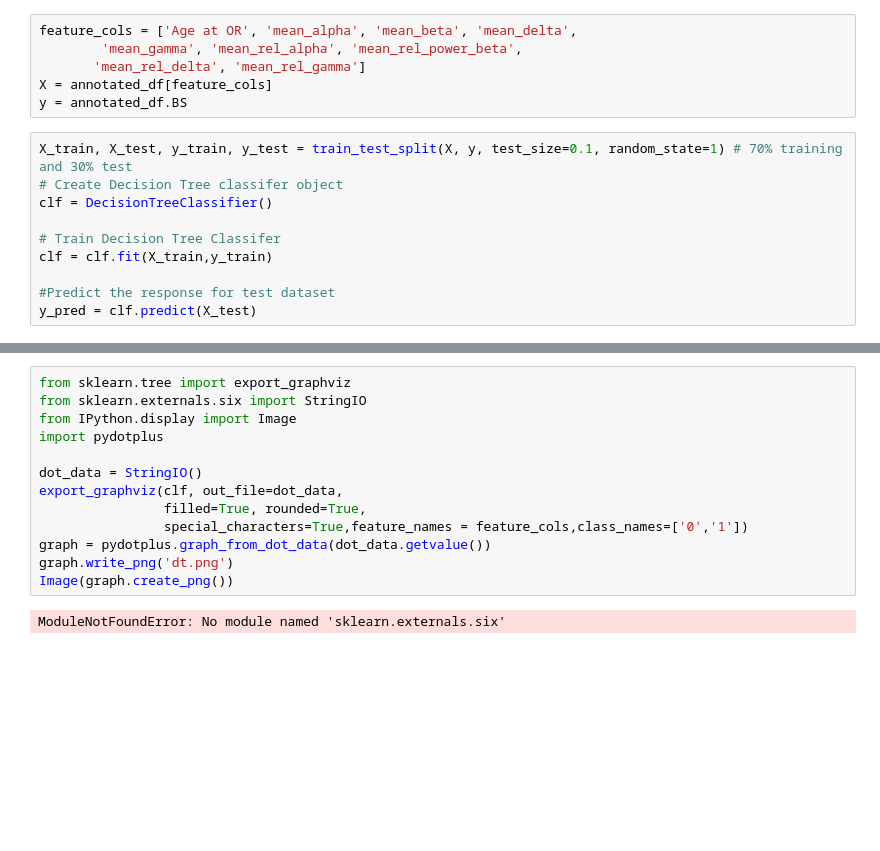
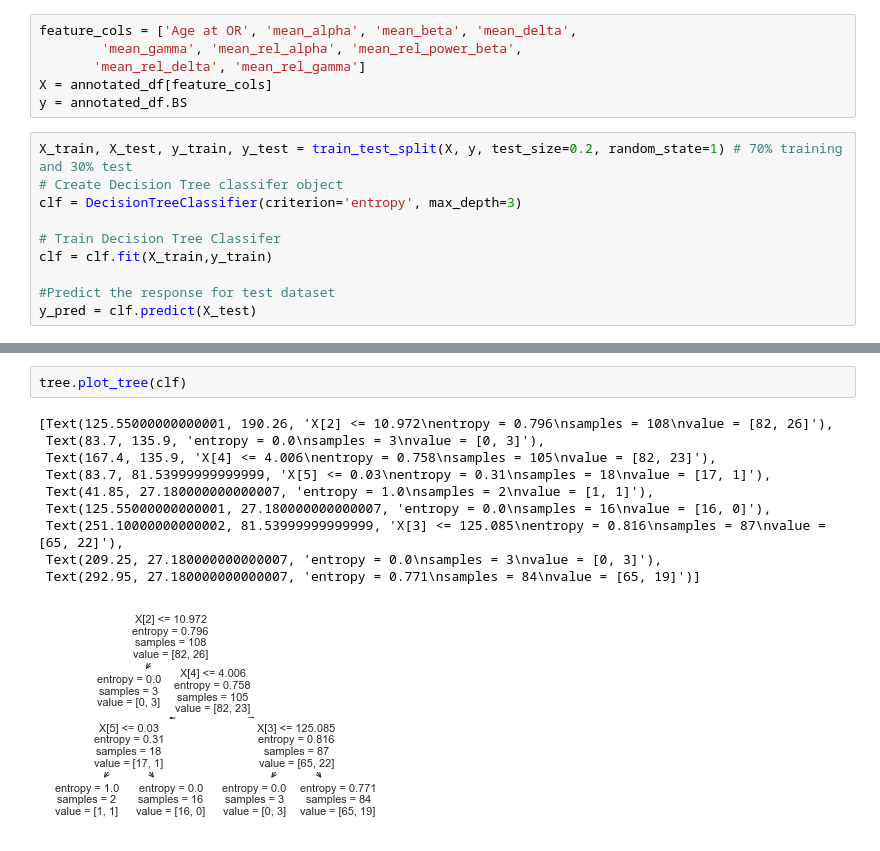
Before and after one commit to elifozkn/EEG-Burst-Suppression-Analysis, a Jupyter notebook: EEG-BS.ipynb, the cells around one changed output, grey strips where cells are left out. Drawn from its saved outputs; the diff is of its cells as text; blank space fills up the shorter version.

```diff
--- a/EEG-BS.ipynb
+++ b/EEG-BS.ipynb
@@ -426,9 +411,9 @@ feature_cols = ['Age at OR', 'mean_alpha', 'mean_beta', 'mean_delta',
 X = annotated_df[feature_cols]
 y = annotated_df.BS
 # %%
-X_train, X_test, y_train, y_test = train_test_split(X, y, test_size=0.1, random_state=1) # 70% training and 30% test
+X_train, X_test, y_train, y_test = train_test_split(X, y, test_size=0.2, random_state=1) # 70% training and 30% test
 # Create Decision Tree classifer object
-clf = DecisionTreeClassifier()
+clf = DecisionTreeClassifier(criterion='entropy', max_depth=3)
 
 # Train Decision Tree Classifer
 clf = clf.fit(X_train,y_train)
@@ -442,15 +427,13 @@ Accuracy: 0.5714285714285714
-# %%
-from sklearn.tree import export_graphviz
-from sklearn.externals.six import StringIO
-from IPython.display import Image
-import pydotplus
-
-dot_data = StringIO()
-export_graphviz(clf, out_file=dot_data,
-                filled=True, rounded=True,
-                special_characters=True,feature_names = feature_cols,class_names=['0','1'])
-graph = pydotplus.graph_from_dot_data(dot_data.getvalue())
-graph.write_png('dt.png')
-Image(graph.create_png())
-# %% [output]
-ModuleNotFoundError: No module named 'sklearn.externals.six'
+# %%
+tree.plot_tree(clf)
+# %% [output]
+[Text(125.55000000000001, 190.26, 'X[2] <= 10.972\nentropy = 0.796\nsamples = 108\nvalue = [82, 26]'),
+ Text(83.7, 135.9, 'entropy = 0.0\nsamples = 3\nvalue = [0, 3]'),
+ Text(167.4, 135.9, 'X[4] <= 4.006\nentropy = 0.758\nsamples = 105\nvalue = [82, 23]'),
+ Text(83.7, 81.53999999999999, 'X[5] <= 0.03\nentropy = 0.31\nsamples = 18\nvalue = [17, 1]'),
+ Text(41.85, 27.180000000000007, 'entropy = 1.0\nsamples = 2\nvalue = [1, 1]'),
+ Text(125.55000000000001, 27.180000000000007, 'entropy = 0.0\nsamples = 16\nvalue = [16, 0]'),
+ Text(251.10000000000002, 81.53999999999999, 'X[3] <= 125.085\nentropy = 0.816\nsamples = 87\nvalue = [65, 22]'),
+ Text(209.25, 27.180000000000007, 'entropy = 0.0\nsamples = 3\nvalue = [0, 3]'),
+ Text(292.95, 27.180000000000007, 'entropy = 0.771\nsamples = 84\nvalue = [65, 19]')]
+[figure, added]
```
Also changed, not shown: parts of 17 cells of this notebook, 1 other file.
